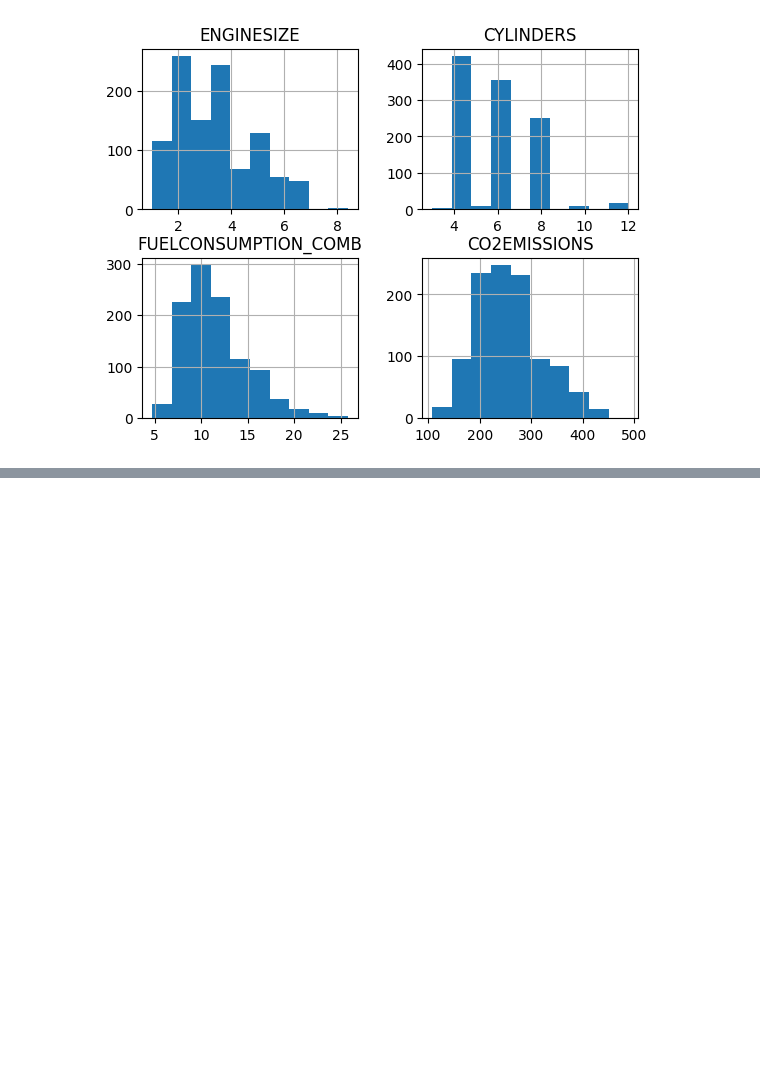
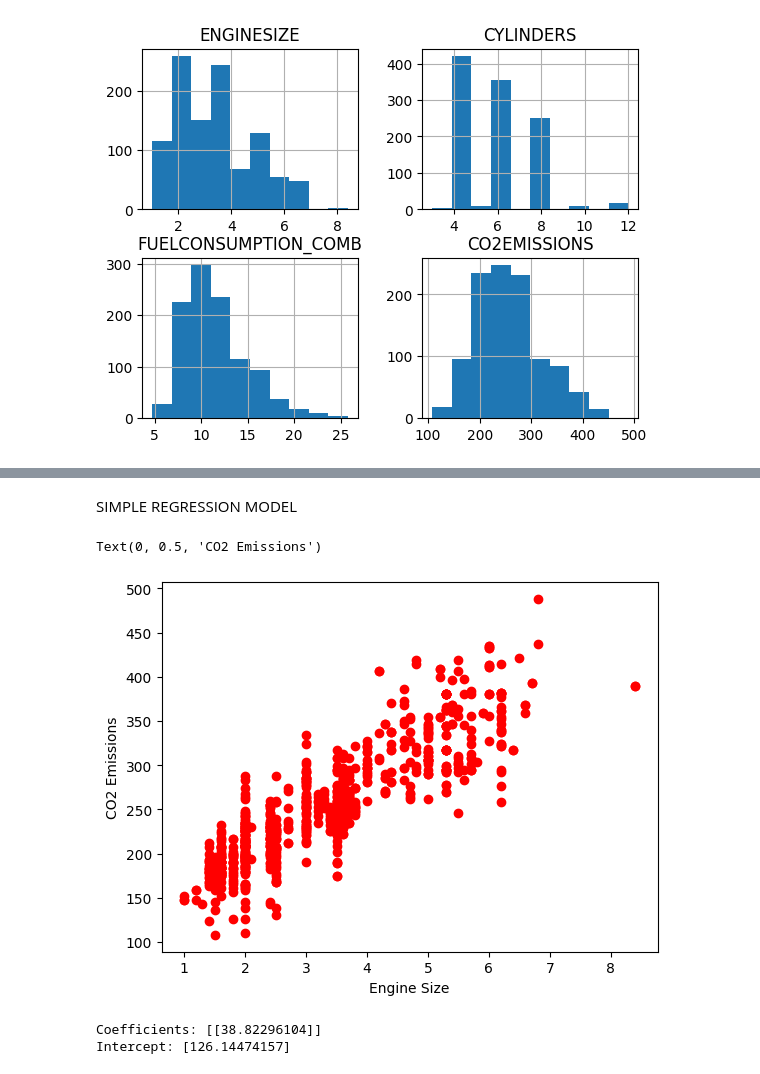
Before and after one commit to PedroCorreia07/Machine-Learning-with-Python, a Jupyter notebook: Simple Linear Regression Project/Simple Linear Regression Project.ipynb, the cells around one changed output, grey strips where cells are left out. Drawn from its saved outputs; the diff is of its cells as text; code cells hidden in the pictures; blank space fills up the shorter version.

```diff
--- a/Simple Linear Regression Project/Simple Linear Regression Project.ipynb
+++ b/Simple Linear Regression Project/Simple Linear Regression Project.ipynb
@@ -64,0 +75,33 @@ plt.show()
+# %%
+#This involves splitting the data into train and test sets, which are mutally exclusive.
+
+#Lets split our dataset into using random 80% of the data for training and the rest 20% for testing.
+
+msk=np.random.rand(len(df))<0.8 #'rand' is a function that generates an array of random numbers to make 80% of the data available.
+train=cdf[msk] #Defining the train set considering only the features on the cdf dataset instead of the entire dataset (df).
+test=cdf[~msk] #'~' represents 'NOT' so [~msk] is everything that is not [msk]
+# %% [markdown]
+SIMPLE REGRESSION MODEL
+# %%
+#Now I want to plot the train data distribution
+plt.scatter(train.ENGINESIZE,train.CO2EMISSIONS,color="red")
+plt.xlabel("Engine Size")
+plt.ylabel("CO2 Emissions")
+# %% [output]
+Text(0, 0.5, 'CO2 Emissions')
+[figure, added]
+# %%
+#MODELING using sklearn package
+from sklearn import linear_model #this imports the 'linear_model'from the sklearn package. The 'linear_model' module contains classes for implementing various linear models, including linear regression.
+regr=linear_model.LinearRegression() #now I'm creating an instance of the 'LinearRegression' class from the 'linear__model' module.
+train_x=np.asanyarray(train[['ENGINESIZE']]) #from the "train" dataframe, I'm converting the 'ENGINESIZE' column into a numpy array
+train_y=np.asanyarray(train[['CO2EMISSIONS']]) #from the "train" dataframe, I'm converting the 'CO2EMISSIONS' column into a numpy array
+regr.fit(train_x,train_y) # this calls the 'fit' method of the 'LinearRegression' class. The fit() function takes the two NumPy arrays as input and calculates the coefficients of the linear regression equation that best fits the data.
+                          #The resulting coefficients are stored in the coef_ attribute of the regr object. Once the model is trained, it can be used to make predictions on new data.
+
+#The coefficients
+print('Coefficients:',regr.coef_) #prints the "m" of y=mx+b
+print('Intercept:',regr.intercept_) #prints the "b" of y=mx+b
+# %% [output]
+Coefficients: [[38.82296104]]
+Intercept: [126.14474157]
```
Also changed, not shown: parts of 5 cells of this notebook.
